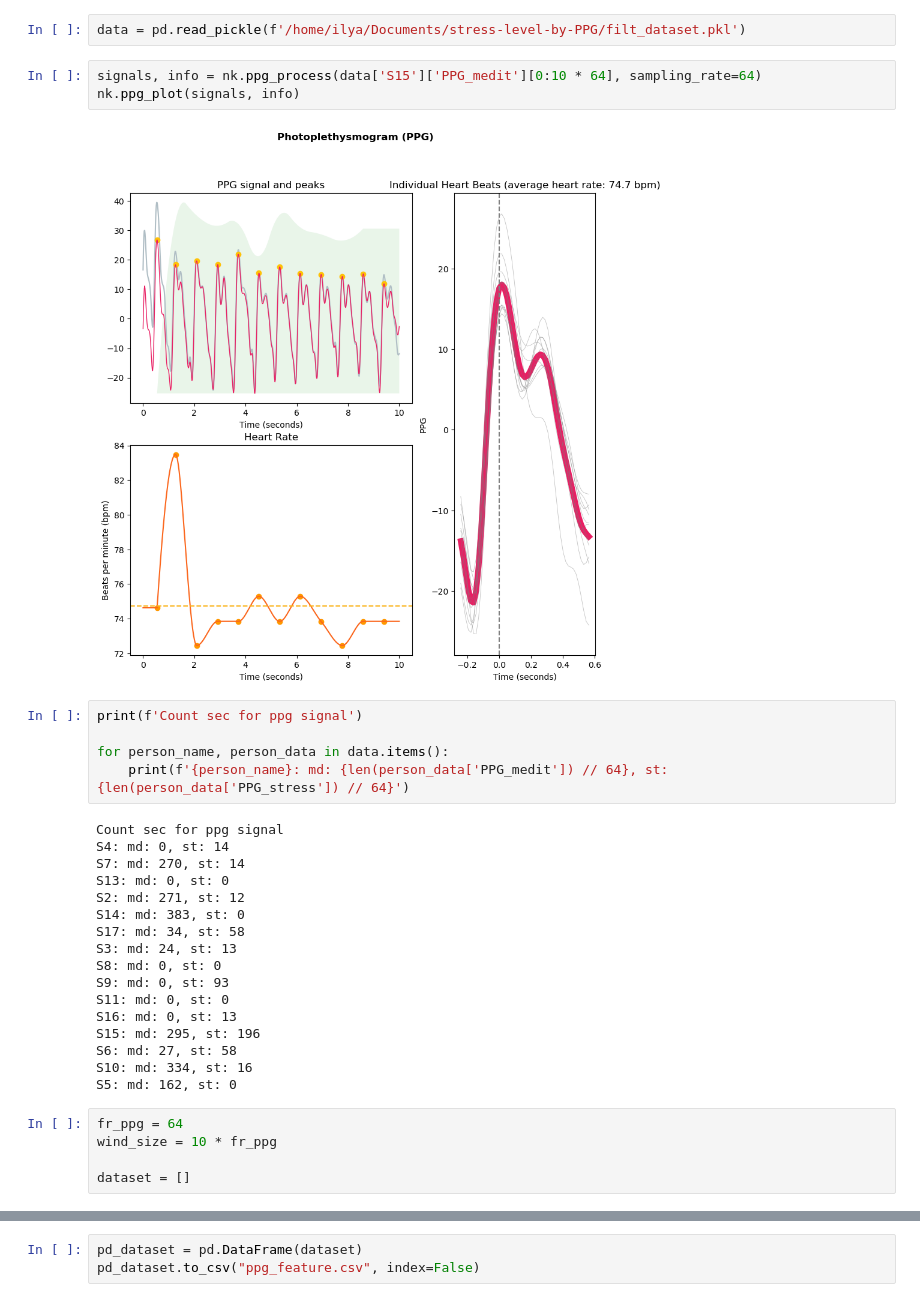
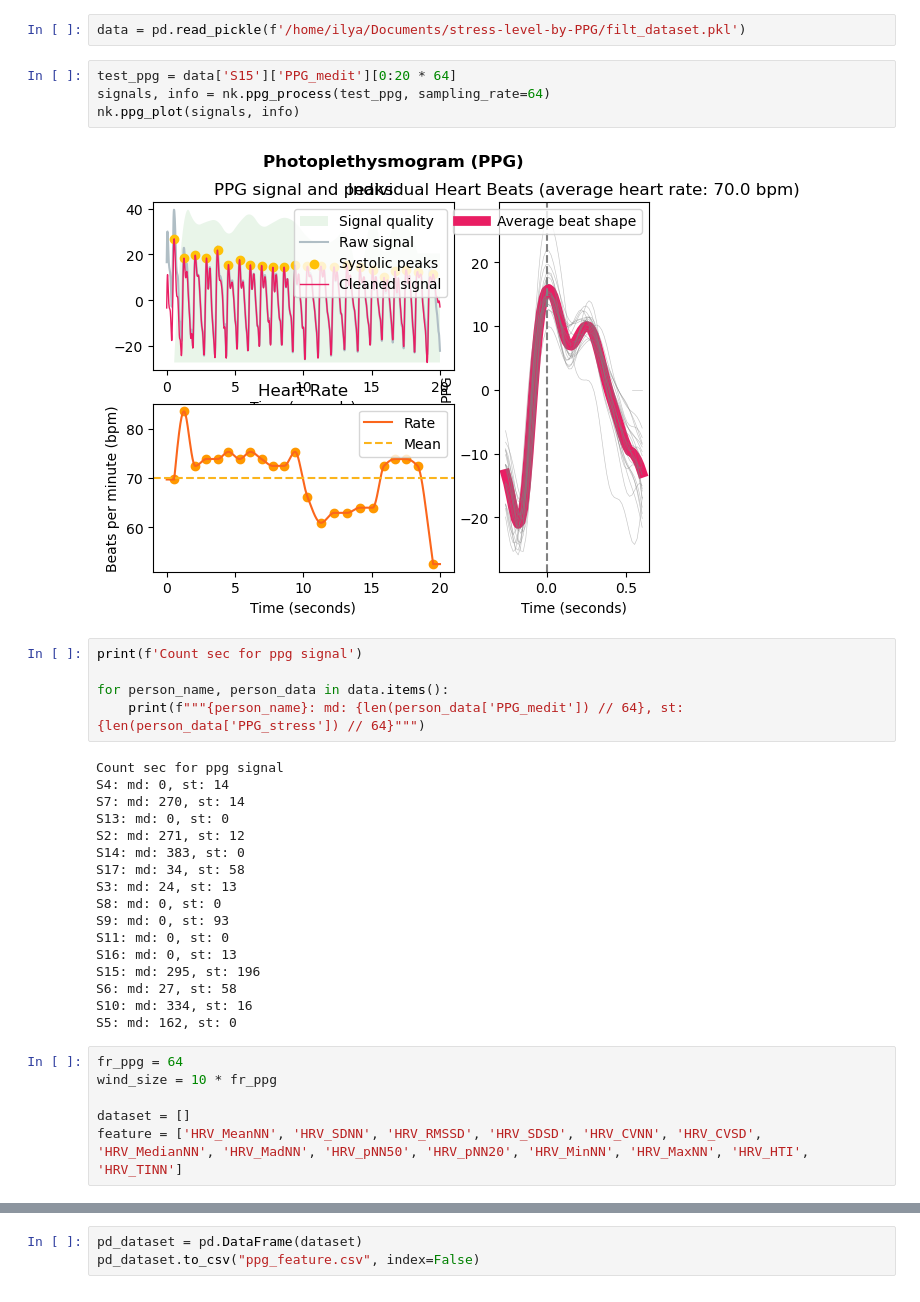
Before and after one commit to IlyaKarakulin/Stress-level-by-PPG, a Jupyter notebook: 4) build_dataset.ipynb, the cells around one changed output, grey strips where cells are left out. Drawn from its saved outputs; the diff is of its cells as text.

```diff
--- a/4) build_dataset.ipynb
+++ b/4) build_dataset.ipynb
@@ -5,15 +5,16 @@ import neurokit2 as nk
 # %%
 data = pd.read_pickle(f'/home/ilya/Documents/stress-level-by-PPG/filt_dataset.pkl')
 # %%
-signals, info = nk.ppg_process(data['S15']['PPG_medit'][0:10 * 64], sampling_rate=64)
+test_ppg = data['S15']['PPG_medit'][0:20 * 64]
+signals, info = nk.ppg_process(test_ppg, sampling_rate=64)
 nk.ppg_plot(signals, info)
 # %% [output]
-[figure, old version]
+[figure, new version]
 # %%
 print(f'Count sec for ppg signal')
 
 for person_name, person_data in data.items():
-    print(f'{person_name}: md: {len(person_data['PPG_medit']) // 64}, st: {len(person_data['PPG_stress']) // 64}')
+    print(f"""{person_name}: md: {len(person_data['PPG_medit']) // 64}, st: {len(person_data['PPG_stress']) // 64}""")
 # %% [output]
 Count sec for ppg signal
 S4: md: 0, st: 14
@@ -31,8 +32,9 @@ S15: md: 295, st: 196
 S6: md: 27, st: 58
 S10: md: 334, st: 16
 S5: md: 162, st: 0
-# %%
-fr_ppg = 64
-wind_size = 10 * fr_ppg
-
-dataset = []
+# %%
+fr_ppg = 64
+wind_size = 10 * fr_ppg
+
+dataset = []
+feature = ['HRV_MeanNN', 'HRV_SDNN', 'HRV_RMSSD', 'HRV_SDSD', 'HRV_CVNN', 'HRV_CVSD', 'HRV_MedianNN', 'HRV_MadNN', 'HRV_pNN50', 'HRV_pNN20', 'HRV_MinNN', 'HRV_MaxNN', 'HRV_HTI', 'HRV_TINN']
```
Also changed, not shown: parts of 4 cells of this notebook, 4 other files.
